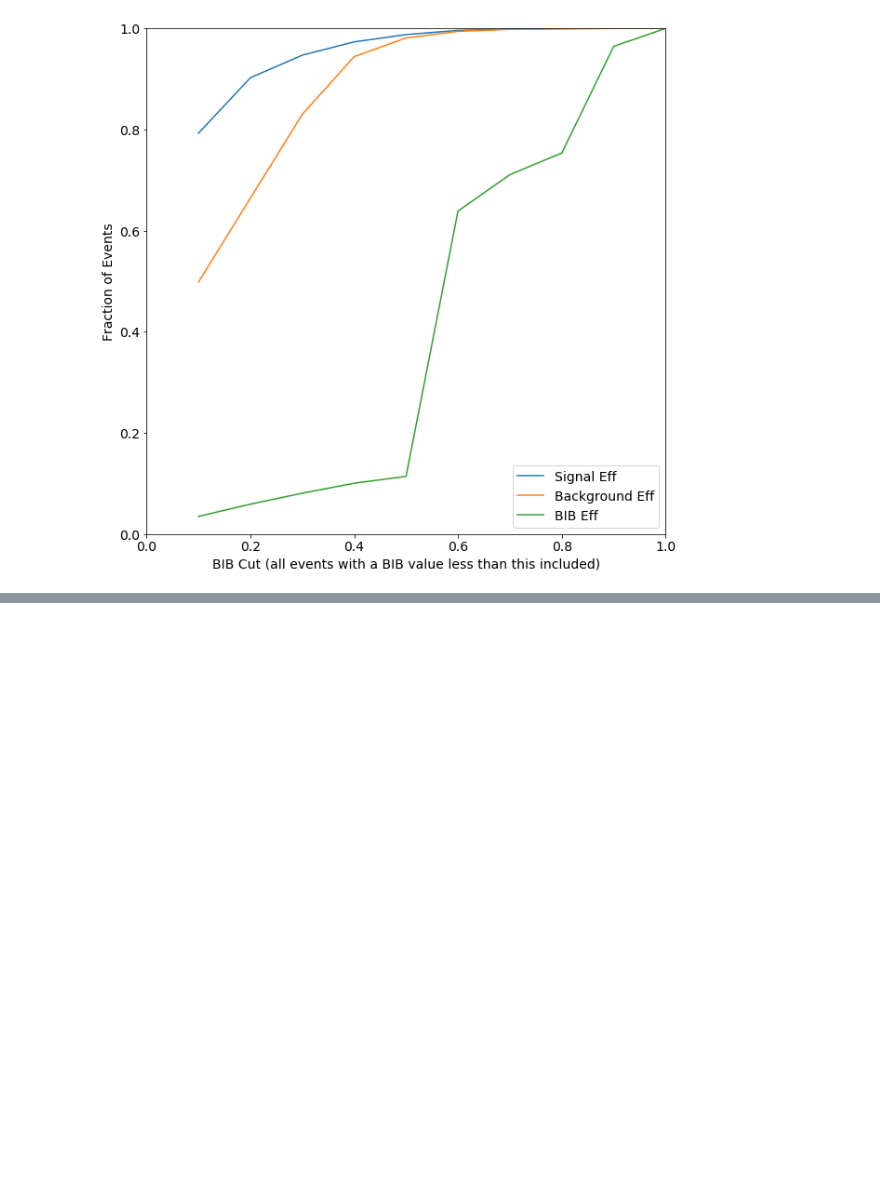
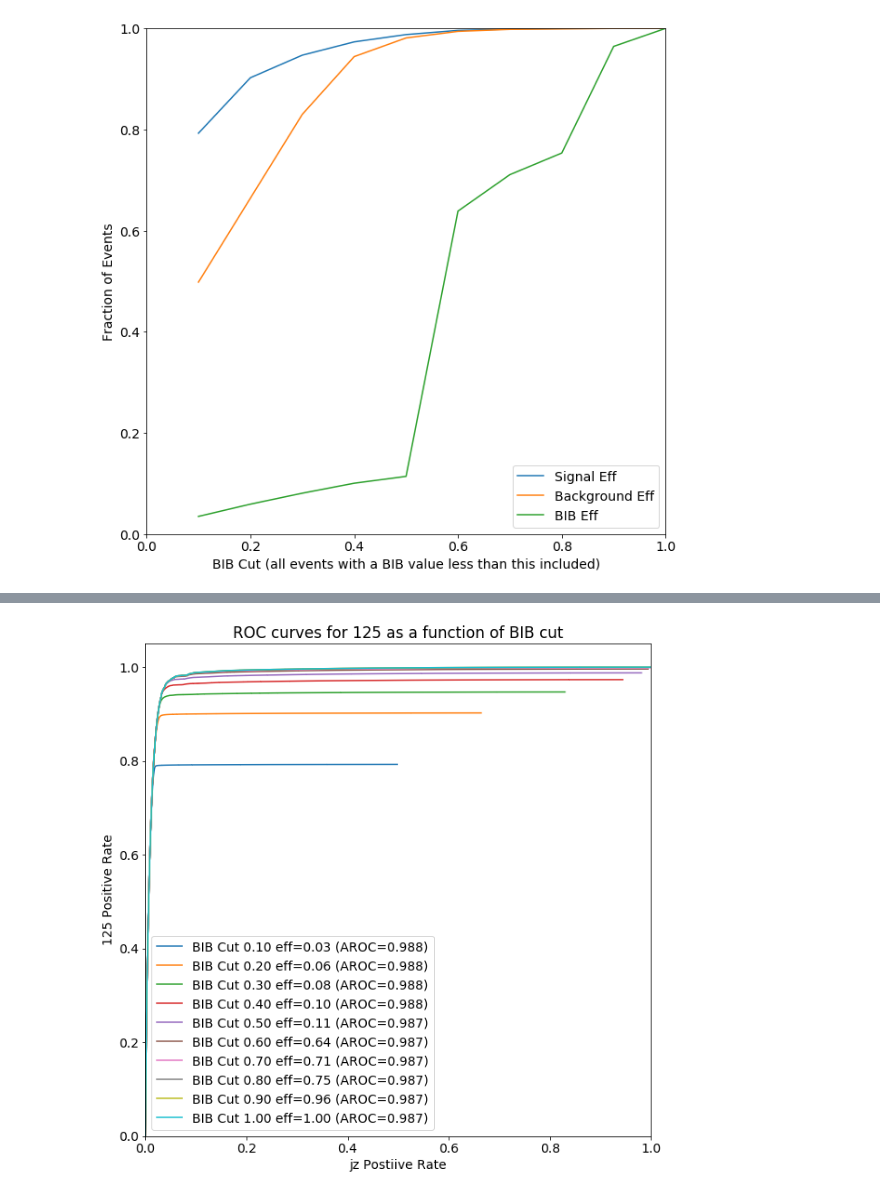
Before and after one commit to gordonwatts/JetCutStudies, a Jupyter notebook: notebooks/3DROCurves.ipynb, the cells around one changed output, grey strips where cells are left out. Drawn from its saved outputs; the diff is of its cells as text; code cells hidden in the pictures; blank space fills up the shorter version.

```diff
--- a/notebooks/3DROCurves.ipynb
+++ b/notebooks/3DROCurves.ipynb
@@ -232,0 +246,19 @@ plt.show()
+# %%
+def plot_roc_family_sample(sample_info_bib, sample_name, background_name = 'jz'):
+    f = plt.figure(figsize=(10,10))
+    ax = f.add_subplot(111)
+    for index,r in sample_info_bib.iterrows():
+        sig_scale = r.sig_eff
+        back_scale = r.back_eff
+        ax.plot(r.fpr*back_scale, r.tpr*sig_scale, label='BIB Cut {0:0.2f} eff={1:0.2f} (AROC={2:0.3f})'.format(r.bib_cut, r.bib_eff, r.aroc))
+    plt.xlim([0.0,1.0])
+    plt.ylim([0.0,1.05])
+    plt.ylabel('{0} Positive Rate'.format(sample_name))
+    plt.xlabel('{0} Postiive Rate'.format(background_name))
+    plt.title('ROC curves for {0} as a function of BIB cut'.format(sample_name))
+    plt.legend()
+    plt.show()
+# %%
+plot_roc_family_sample(p, "125")
+# %% [output]
+[figure, added]
```
Also changed, not shown: parts of 11 cells of this notebook.
